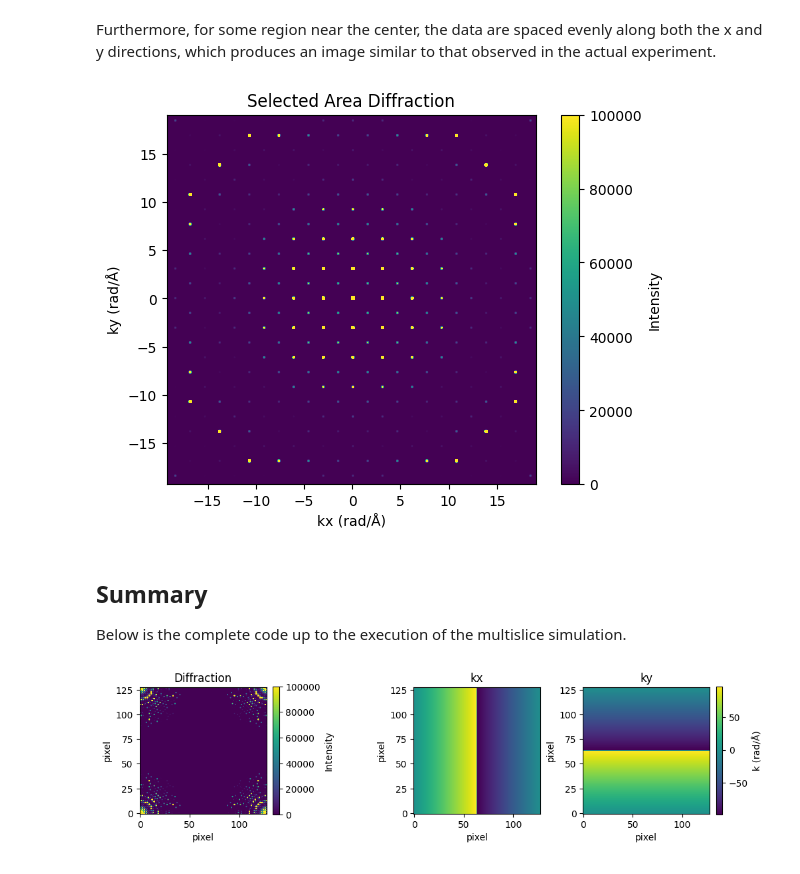
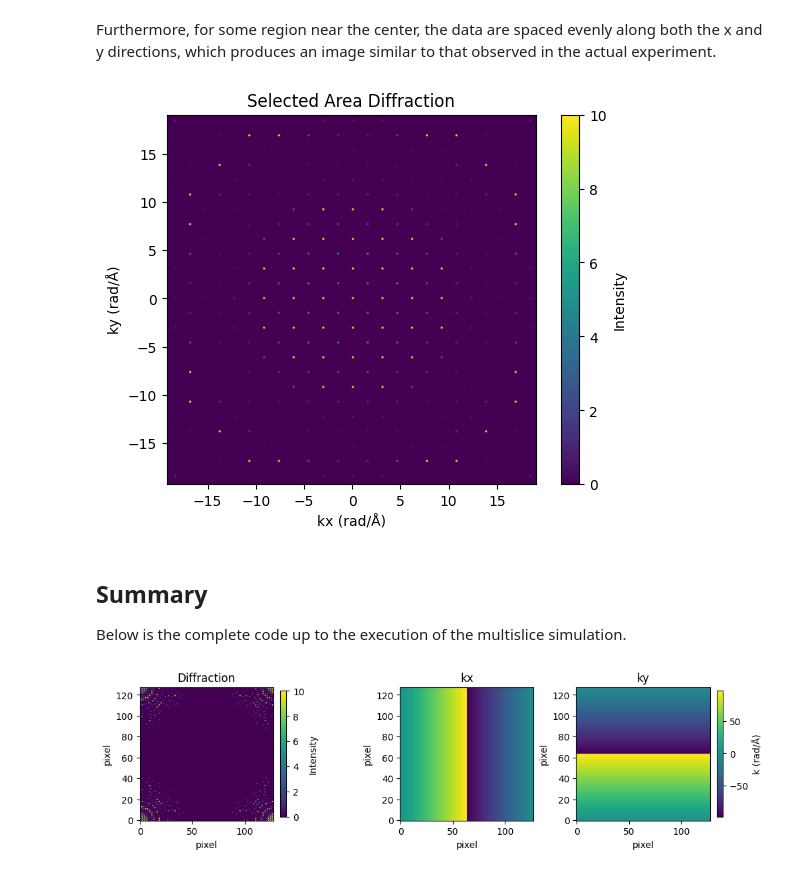
Before and after one commit to a-tock/lys_em, a Jupyter notebook: examples/01_SelectedAreaDiffraction.ipynb, the cells around one changed output. Saved outputs shown, nothing was run; the diff lists cells and outputs as text; code cells hidden in the pictures.

```diff
--- a/examples/01_SelectedAreaDiffraction.ipynb
+++ b/examples/01_SelectedAreaDiffraction.ipynb
@@ -47,8 +47,8 @@ tem = TEM(60e3)    # The first argument is the accelerating voltage (unit: V)
 
 Using the parameters defined in steps 1–4, perform the multislice calculation. This produces the selected area diffraction pattern, where each pixel corresponds to a reciprocal lattice point of the crystal.
 # %%
-from lys_em import multislice, diffraction
-data = diffraction(multislice(pot, tem))
+from lys_em import multislice
+data = multislice(pot, tem, postprocess="diffraction")
 # %% [markdown]
 We can visualize the diffraction pattern using matplotlib.
 # %%
@@ -118,24 +118,24 @@ Furthermore, for some region near the center, the data are spaced evenly along b
 # %%
 def makeInterval(data, kx, ky, kmax, size):
     d = np.array((kx[1]-kx[0], ky[1]-ky[0]))
     step = size // 2 // np.round(kmax//d).astype(int)
     n = size // 2 // step
     start, end = np.array(data.shape)//2-n, np.array(data.shape)//2+n+1 - np.isclose(size/2 - step*n,0).astype(int)
 
     res = np.zeros((size, size))
     res[(size//2)%step[0]::step[0], (size//2)%step[1]::step[1]] = data[start[0]:end[0], start[1]:end[1]]
     k_new = np.linspace(-(size//2)*d/step, size//2*d/step, size, endpoint = size%2).T
     return res, k_new
 
 data_arranged, k_new = makeInterval(data_sorted, kx, ky, 20, 200)
-plt.imshow(data_arranged.T, vmax=1e5, extent=[k_new[0,0], k_new[0,-1], k_new[1,0], k_new[1,-1]], origin='lower')
+plt.imshow(data_arranged.T, vmax=10, extent=[k_new[0,0], k_new[0,-1], k_new[1,0], k_new[1,-1]], origin='lower')
 plt.xlabel('kx (rad/Å)')
 plt.ylabel('ky (rad/Å)')
 plt.title("Selected Area Diffraction")
 plt.colorbar(label = "Intensity")
 plt.show()
 # %% [output]
-[figure, old version]
+[figure, new version]
 # %% [markdown]
 ## Summary ##
 
@@ -150,7 +150,7 @@ crys = CrystalStructure.loadFrom("data/Au.cif")
 sp = FunctionSpace.fromCrystal(crys, 128, 128, 50)
 pot = CrystalPotential(sp, crys)
 tem = TEM(60e3)
-data = diffraction(multislice(pot, tem))
+data = multislice(pot, tem, postprocess="diffraction")
 kx2D, ky2D = sp.kvec[:, :, 0], sp.kvec[:, :, 1]
 
 
@@ -167,7 +167,7 @@ dlist = [(data, "Diffraction"), (kx2D, "kx"), (ky2D, "ky")]
 im = []
 for i, (d, name) in enumerate(dlist):
     if i==0:
-        im.append(ax[i].imshow(d.T, vmax=1e5, origin="lower"))
+        im.append(ax[i].imshow(d.T, vmax=10, origin="lower"))
     else:
         im.append(ax[i].imshow(d.T, vmin=min(np.min(kx2D), np.min(ky2D)), vmax=max(np.max(kx2D), np.max(ky2D)), origin='lower'))
     ax[i].set_title(name)
@@ -178,4 +178,4 @@ fig.colorbar(im[0], ax=ax[0], shrink=0.7, label="Intensity")
 fig.colorbar(im[2], ax=ax[2], shrink=0.7, label="k (rad/Å)")
 plt.show()
 # %% [output]
-[figure, old version]
+[figure, new version]
```
Also changed, not shown: parts of 2 cells of this notebook, 5 other files.
